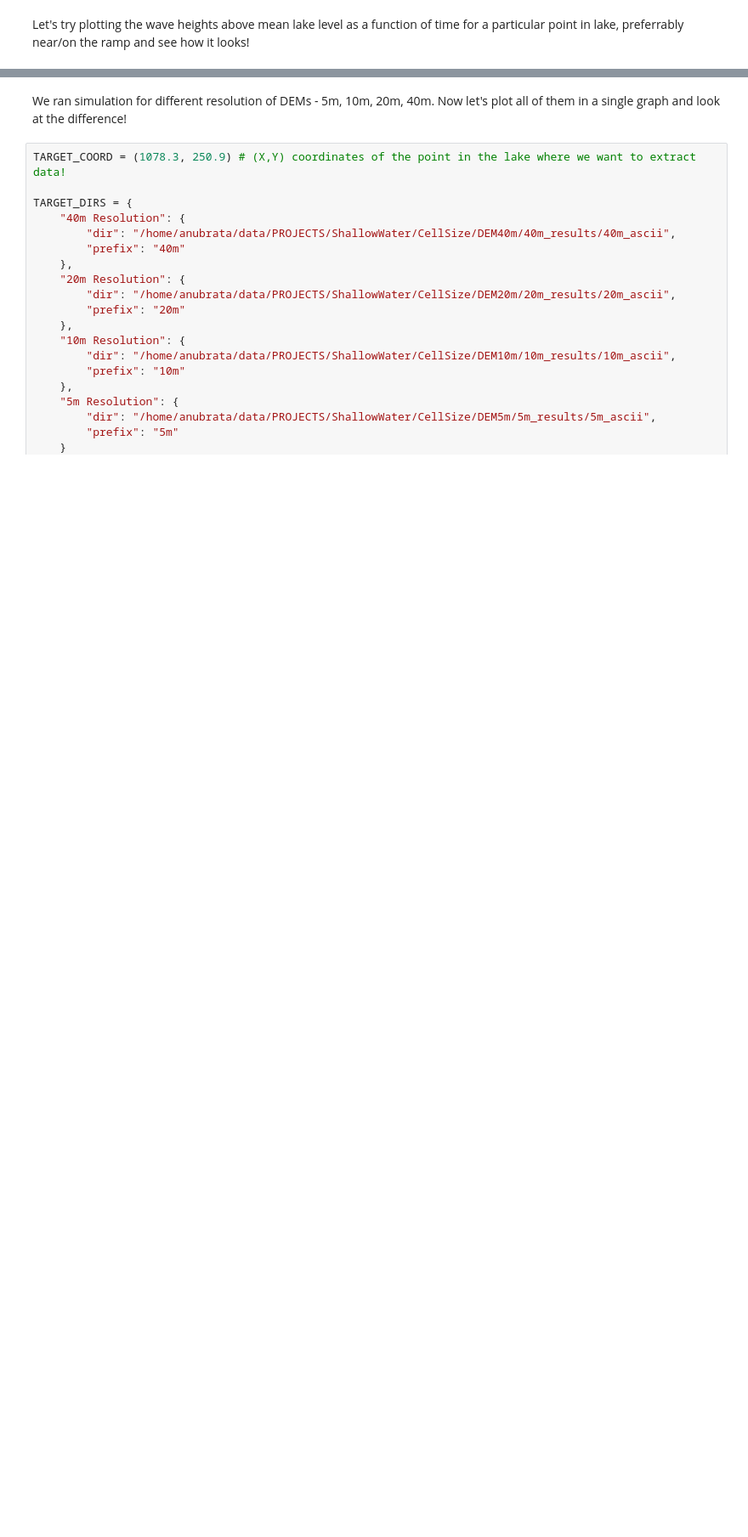
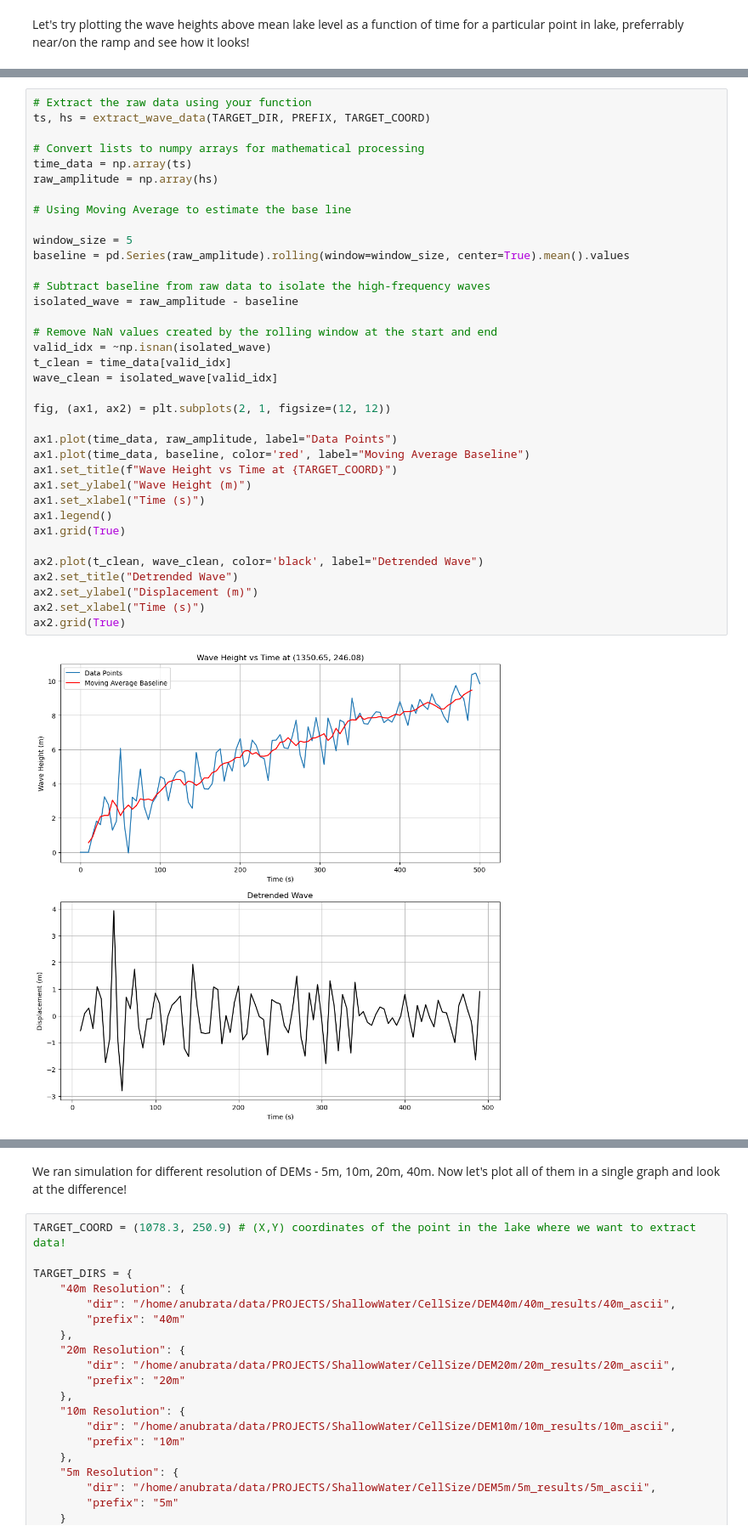
Before and after one commit to lifeispeaceful49/ShallowWater, a Jupyter notebook: post_processing.ipynb, the cells around one changed output, grey strips where cells are left out. Shown at 85% size. Drawn from its saved outputs; the diff is of its cells as text; blank space fills up the shorter version.

```diff
--- a/post_processing.ipynb
+++ b/post_processing.ipynb
@@ -78,0 +84,38 @@ plt.show()
+# %%
+# Extract the raw data using your function
+ts, hs = extract_wave_data(TARGET_DIR, PREFIX, TARGET_COORD)
+
+# Convert lists to numpy arrays for mathematical processing
+time_data = np.array(ts)
+raw_amplitude = np.array(hs)
+
+# Using Moving Average to estimate the base line
+
+window_size = 5
+baseline = pd.Series(raw_amplitude).rolling(window=window_size, center=True).mean().values
+
+# Subtract baseline from raw data to isolate the high-frequency waves
+isolated_wave = raw_amplitude - baseline
+
+# Remove NaN values created by the rolling window at the start and end
+valid_idx = ~np.isnan(isolated_wave)
+t_clean = time_data[valid_idx]
+wave_clean = isolated_wave[valid_idx]
+
+fig, (ax1, ax2) = plt.subplots(2, 1, figsize=(12, 12))
+
+ax1.plot(time_data, raw_amplitude, label="Data Points")
+ax1.plot(time_data, baseline, color='red', label="Moving Average Baseline")
+ax1.set_title(f"Wave Height vs Time at {TARGET_COORD}")
+ax1.set_ylabel("Wave Height (m)")
+ax1.set_xlabel("Time (s)")
+ax1.legend()
+ax1.grid(True)
+
+ax2.plot(t_clean, wave_clean, color='black', label="Detrended Wave")
+ax2.set_title("Detrended Wave")
+ax2.set_ylabel("Displacement (m)")
+ax2.set_xlabel("Time (s)")
+ax2.grid(True)
+# %% [output]
+[figure, added]
```
Also changed, not shown: parts of 20 cells of this notebook, 2 other files.
